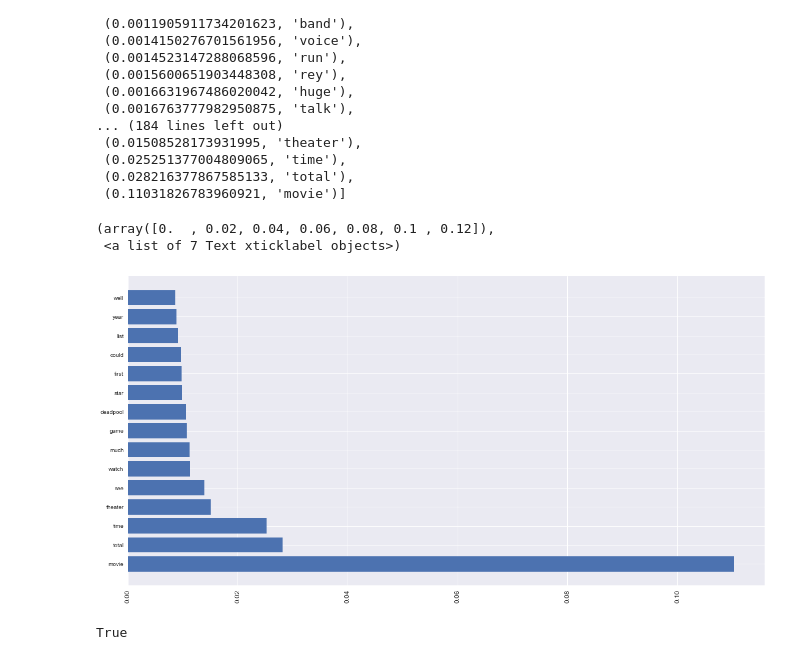
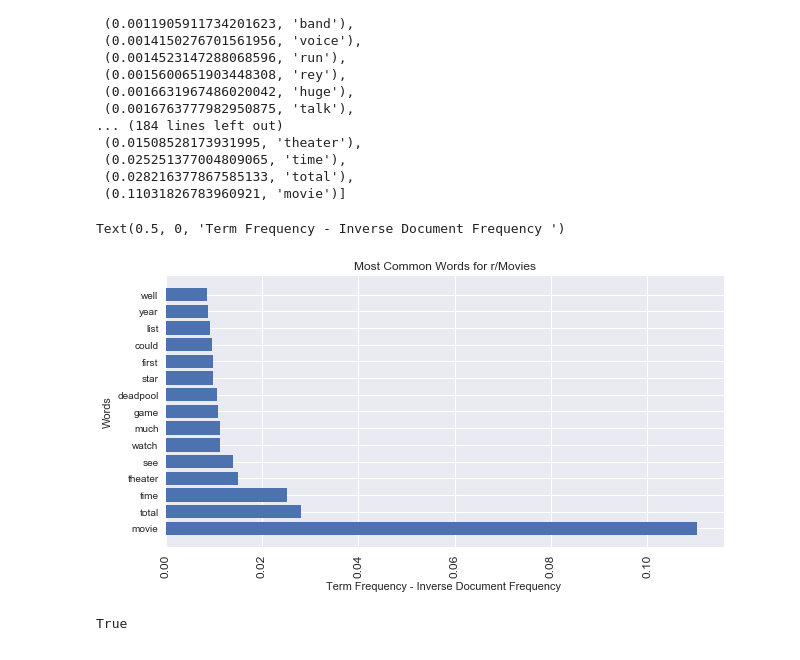
Before and after one commit to Jameshskelton/Reddit-NLP, a Jupyter notebook: Reddit-nlp-project.ipynb, the cells around one changed output. Cells and saved outputs as stored; diff of their text form; code cells hidden in the pictures.

Commit message:
edited models, added some graphs

```diff
--- a/Reddit-nlp-project.ipynb
+++ b/Reddit-nlp-project.ipynb
@@ -708,19 +708,21 @@ sorted(list(zip(rfc_movies.feature_importances_, feats_ent)))
 # %%
 movlist = sorted(list(zip(rfc_movies.feature_importances_, feats_ent)),reverse = True)
 lstfeats_mov = []
 lst_vals_mov = []
 for i in movlist:
     lst_vals_mov.append(i[0])
     lstfeats_mov.append(i[1])
     if len(lstfeats_mov) == 15:
         break
-fig, ax = plt.subplots(figsize = (20,10))
+fig, ax = plt.subplots(figsize = (10,5))
 plt.barh(lstfeats_mov, lst_vals_mov)
 plt.xticks(rotation=90, fontsize = 12)
+ax.set_title("Most Common Words for r/Movies")
+ax.set_ylabel('Words')
+ax.set_xlabel('Term Frequency - Inverse Document Frequency ')
 # %% [output]
-(array([0.  , 0.02, 0.04, 0.06, 0.08, 0.1 , 0.12]),
- <a list of 7 Text xticklabel objects>)
+Text(0.5, 0, 'Term Frequency - Inverse Document Frequency ')
-[figure, old version]
+[figure, new version]
 # %%
 rfc_movies_full =RandomForestClassifier(n_estimators=50, max_features='sqrt', n_jobs = -1,  max_depth = None, oob_score=True)
 rfc_movies_full.fit(X_ent, y_mov)
```
Also changed, not shown: parts of 7 cells of this notebook.
